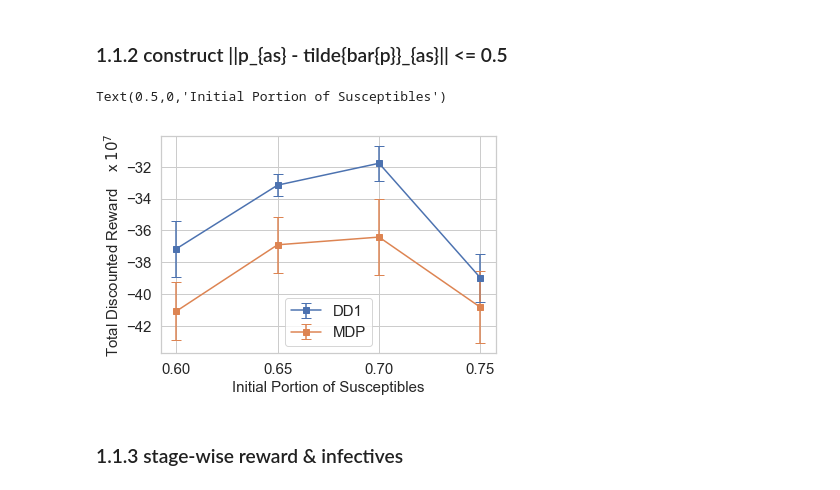
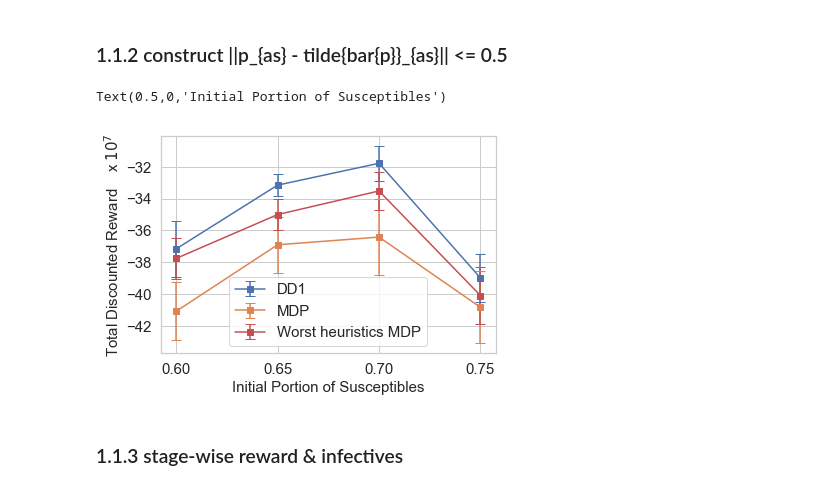
Before and after one commit to kadysongbb/drmdp, a Jupyter notebook: 20210629_plot.ipynb, the cells around one changed output. Saved outputs shown, nothing was run; the diff lists cells and outputs as text; code cells hidden in the pictures.

```diff
--- a/20210629_plot.ipynb
+++ b/20210629_plot.ipynb
@@ -43,32 +43,35 @@ Text(0.5,0,'Initial Portion of Susceptibles')
 # %%
 from scipy.interpolate import interp1d
 import numpy as np
 import matplotlib.pyplot as plt
 import seaborn as sns
 
 sns.set()
 sns.set_style("whitegrid")
 
 drmdpdd1_avg_reward = [-37.168795, -33.159000, -31.785000, -38.994100]
 drmdpdd1_std = [1.765581, 0.688715, 1.102270, 1.515149]
 mdp_avg_reward = [-41.092250, -36.909710, -36.424916, -40.841313]
 mdp_std = [1.832474, 1.760295, 2.400960, 2.268533]
+heuristics_mdp_avg_reward = [-37.768533, -35.009710, -33.524916, -40.102270]
+heuristics_mdp_std = [1.315149, 0.960295, 1.200960, 1.768533]
 
 x = [0.6, 0.65, 0.7, 0.75]
 
 plt.figure()
 plt.errorbar(x, drmdpdd1_avg_reward, drmdpdd1_std, label = 'DD1', marker='s', capsize = 5, color = blue)
 plt.errorbar(x, mdp_avg_reward, mdp_std, label = 'MDP', marker='s', capsize = 5, color = orange)
+plt.errorbar(x, heuristics_mdp_avg_reward, heuristics_mdp_std, label = 'Worst heuristics MDP', marker='s', capsize = 5, color = red)
 
 plt.legend(fontsize = 15)
 plt.xticks([0.6, 0.65, 0.7, 0.75])
 plt.xticks(fontsize= 15)
 plt.yticks(fontsize= 15)
 plt.ylabel('Total Discounted Reward    x $10^7$', fontsize = 15)
 plt.xlabel('Initial Portion of Susceptibles', fontsize = 15)
 # %% [output]
 Text(0.5,0,'Initial Portion of Susceptibles')
-[figure, old version]
+[figure, new version]
 # %% [markdown]
 ### 1.1.3 stage-wise reward & infectives
 # %%
```
Also changed, not shown: parts of 2 cells of this notebook, 1 other file.
